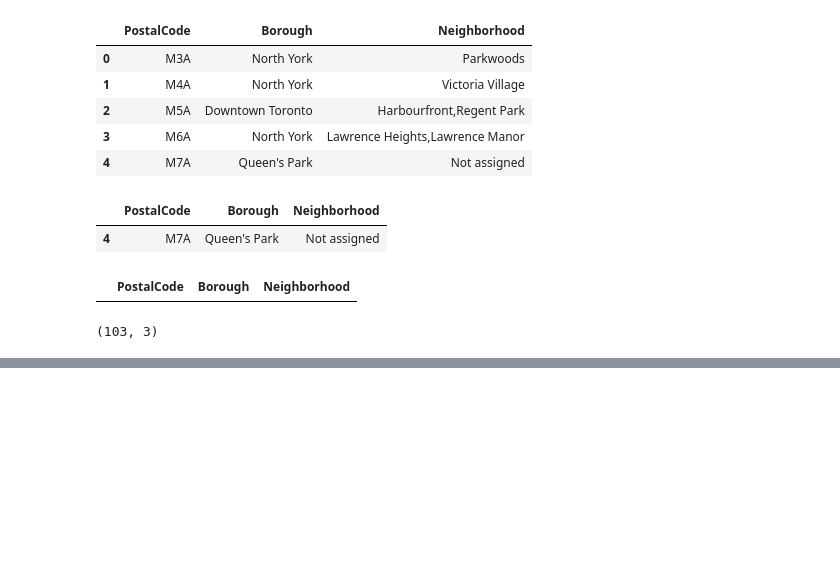
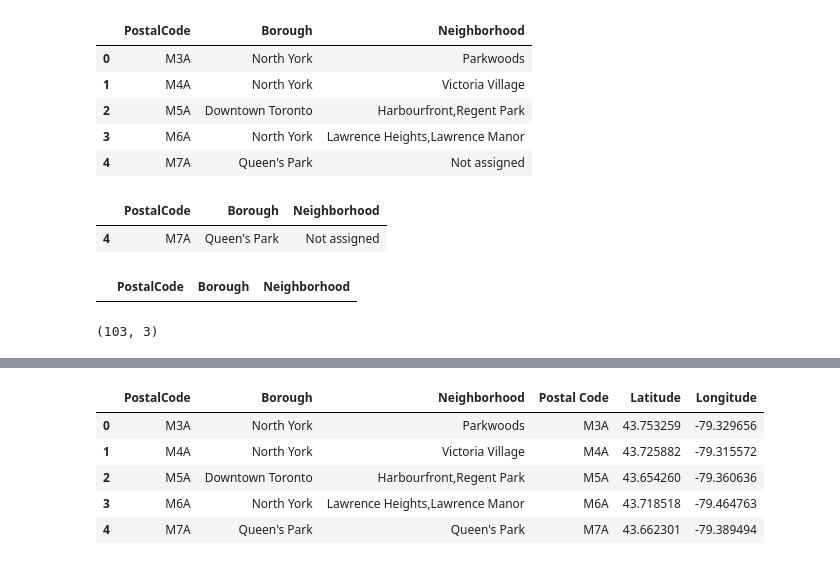
Before and after one commit to RayWongGit/Coursera-Capstone-Segmenting-and-Clustering-Neighborhoods-in-Toronto, a Jupyter notebook: Segmenting and Clustering Neighborhoods in Toronto.ipynb, the cells around one changed output, grey strips where cells are left out. Drawn from its saved outputs; the diff is of its cells as text; code cells hidden in the pictures; blank space fills up the shorter version.

```diff
--- a/Segmenting and Clustering Neighborhoods in Toronto.ipynb
+++ b/Segmenting and Clustering Neighborhoods in Toronto.ipynb
@@ -127,0 +130,4 @@ df.shape
+# %%
+# load latitude and longitude dataset
+ll_df = pd.read_csv('Geospatial_Coordinates.csv')
+ll_df.head()
@@ -127,0 +141,11 @@ df.shape
+# %%
+# merge latitude and longitude info to dataset
+df = df.merge(ll_df, how = 'left', left_on = 'PostalCode', right_on = 'Postal Code')
+df.head()
+# %% [output]
+|  | PostalCode | Borough | Neighborhood | Postal Code | Latitude | Longitude |
+| 0 | M3A | North York | Parkwoods | M3A | 43.753259 | -79.329656 |
+| 1 | M4A | North York | Victoria Village | M4A | 43.725882 | -79.315572 |
+| 2 | M5A | Downtown Toronto | Harbourfront,Regent Park | M5A | 43.654260 | -79.360636 |
+| 3 | M6A | North York | Lawrence Heights,Lawrence Manor | M6A | 43.718518 | -79.464763 |
+| 4 | M7A | Queen's Park | Queen's Park | M7A | 43.662301 | -79.389494 |
```
Also changed, not shown: parts of 4 cells of this notebook, 1 other file.
